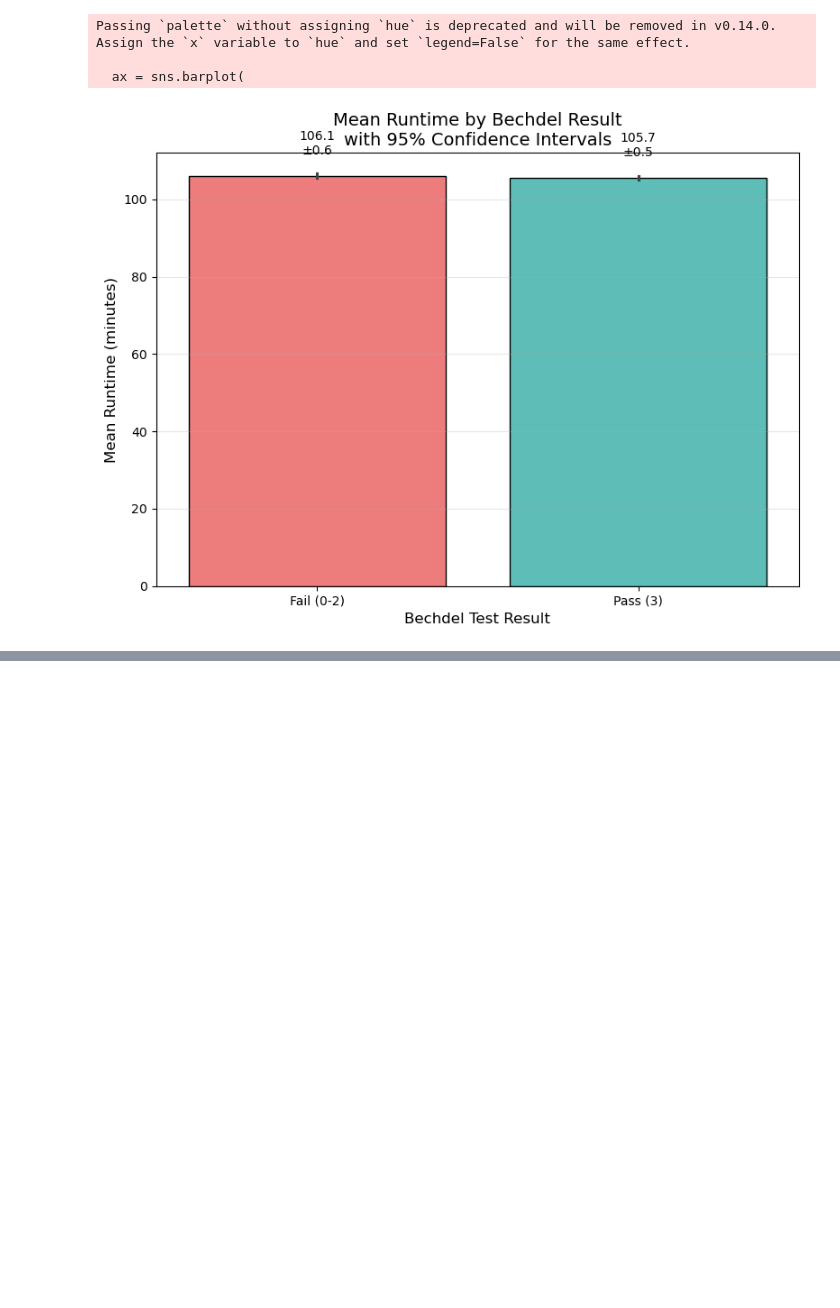
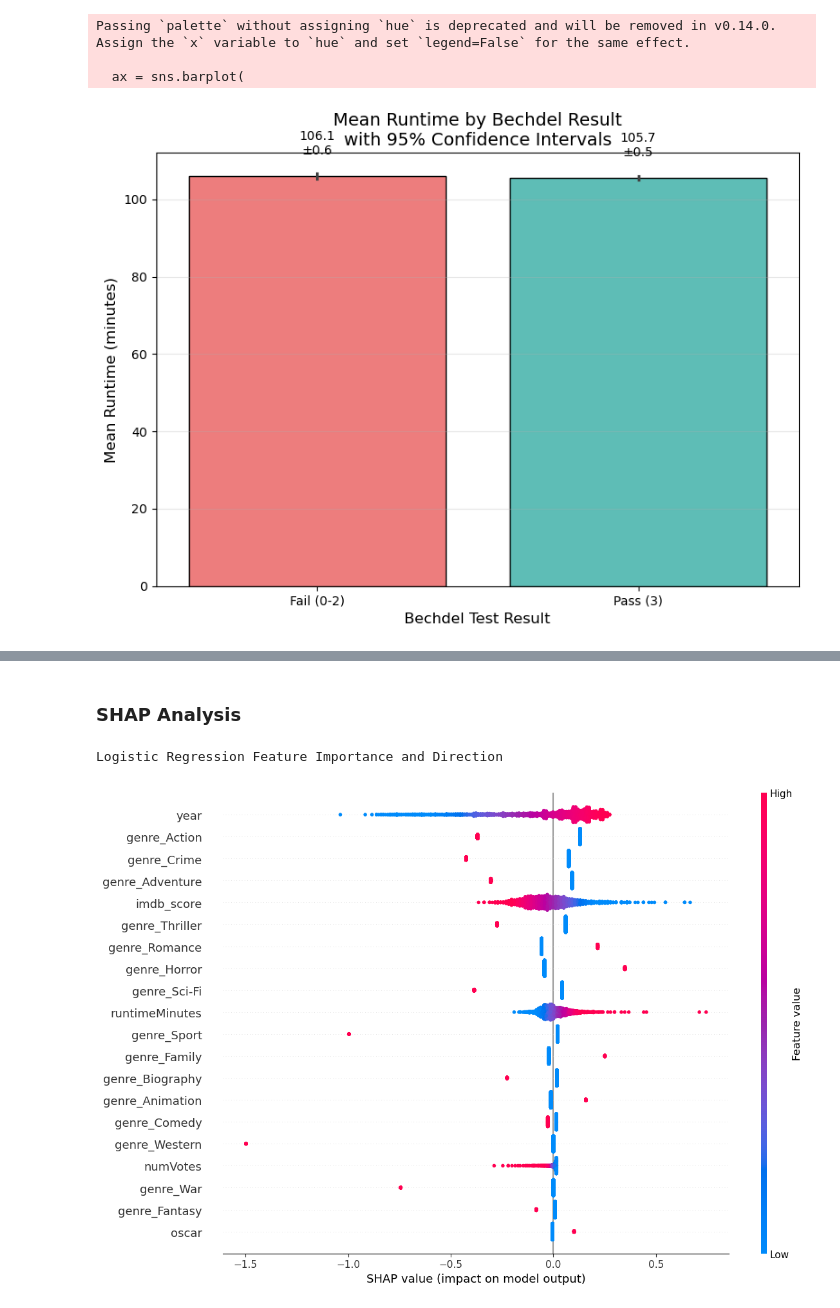
Before and after one commit to brookeyeye/Bechdel, a Jupyter notebook: Scripts/AnalysisScripts/metadata_eda.ipynb, the cells around one changed output, grey strips where cells are left out. Drawn from its saved outputs; the diff is of its cells as text; code cells hidden in the pictures; blank space fills up the shorter version.

Commit message:
added ml models and changed environment

```diff
--- a/Scripts/AnalysisScripts/metadata_eda.ipynb
+++ b/Scripts/AnalysisScripts/metadata_eda.ipynb
@@ -398,6 +398,8 @@ import matplotlib.pyplot as plt
 import seaborn as sns
 
 # 1. Prepare data - filter out extreme outliers and create Pass/Fail groups
+df['runtimeMinutes'] = pd.to_numeric(df['runtimeMinutes'], errors='coerce')
+df_clean = df[(df['runtimeMinutes'] < df['runtimeMinutes'].quantile(0.99))].copy()
 df_clean = df[(df['runtimeMinutes'] < df['runtimeMinutes'].quantile(0.99))].copy()
 df_clean['bechdel_result'] = df_clean['bechdel_score'].apply(lambda x: 'Fail (0-2)' if x < 3 else 'Pass (3)')
 
@@ -493,0 +536,8 @@ Passing `palette` without assigning `hue` is deprecated and will be removed in v
+# %%
+logreg = LogisticRegression(max_iter=1000, random_state=42)
+logreg.fit(X_train_scaled, y_train)
+
+# Predict and evaluate
+y_pred_logreg = logreg.predict(X_test_scaled)
+print("Logistic Regression Results:")
+print(classification_report(y_test, y_pred_logreg))
@@ -493,0 +554,9 @@ Passing `palette` without assigning `hue` is deprecated and will be removed in v
+# %%
+# Initialize and train (using default k=5)
+knn = KNeighborsClassifier()
+knn.fit(X_train_scaled, y_train)
+
+# Predict and evaluate
+y_pred_knn = knn.predict(X_test_scaled)
+print("\nKNN Results:")
+print(classification_report(y_test, y_pred_knn))
@@ -493,0 +573,9 @@ Passing `palette` without assigning `hue` is deprecated and will be removed in v
+# %%
+# Initialize and train
+rf = RandomForestClassifier(random_state=42)
+rf.fit(X_train, y_train)  # No need to scale for tree-based models
+
+# Predict and evaluate
+y_pred_rf = rf.predict(X_test)
+print("\nRandom Forest Results:")
+print(classification_report(y_test, y_pred_rf))
@@ -493,0 +779,2 @@ Passing `palette` without assigning `hue` is deprecated and will be removed in v
+# %% [markdown]
+### SHAP Analysis
@@ -493,0 +783,11 @@ Passing `palette` without assigning `hue` is deprecated and will be removed in v
+# %%
+# Explain the model's predictions using SHAP
+explainer_logreg = shap.LinearExplainer(logreg_best_model.named_steps['logreg'], X_train_scaled)
+shap_values_logreg = explainer_logreg.shap_values(X_test_scaled)
+
+# Summary plot (beeswarm plot)
+print("Logistic Regression Feature Importance and Direction")
+shap.summary_plot(shap_values_logreg, X_test_scaled, feature_names=X_train.columns, plot_size=(12, 8))
+# %% [output]
+Logistic Regression Feature Importance and Direction
+[figure, added]
```
Also changed, not shown: parts of 15 cells of this notebook, 3 other files.
